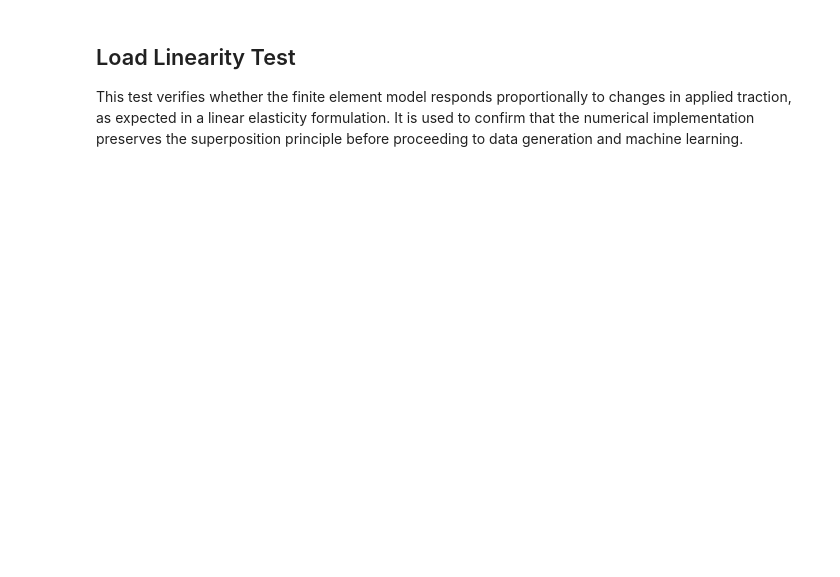
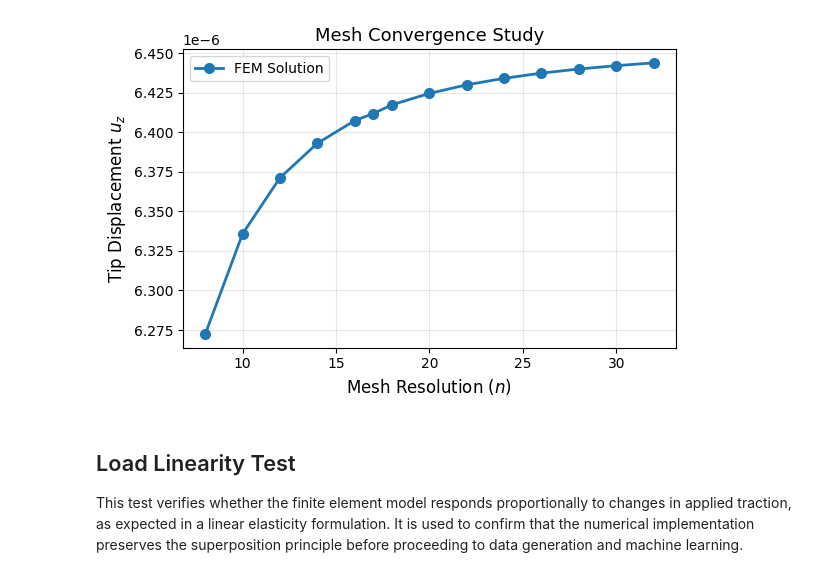
Before and after one commit to adnan-math/beam_fem_ml, a Jupyter notebook: fem_validation.ipynb, the cells around one changed output. Drawn from its saved outputs; the diff is of its cells as text; code cells hidden in the pictures; blank space fills up the shorter version.

```diff
--- a/fem_validation.ipynb
+++ b/fem_validation.ipynb
@@ -69,3 +118,36 @@ plt.show()
+# %%
+import matplotlib.pyplot as plt
+
+plt.figure(figsize=(6,4))
+
+plt.plot(
+    mesh_levels,
+    tip_disp,
+    '-o',
+    linewidth=2,
+    markersize=7,
+    label='FEM Solution'
+)
+
+plt.xlabel("Mesh Resolution ($n$)", fontsize=12)
+plt.ylabel("Tip Displacement $u_z$", fontsize=12)
+
+plt.title("Mesh Convergence Study", fontsize=13)
+
+plt.grid(True, alpha=0.3)
+plt.legend()
+
+plt.tight_layout()
+
+plt.savefig(
+    "mesh_convergence.png",
+    dpi=600,
+    bbox_inches="tight"
+)
+
+plt.show()
+# %% [output]
+[figure, added]
 # %% [markdown]
 ## Load Linearity Test
 
```
Also changed, not shown: parts of 6 cells of this notebook.
